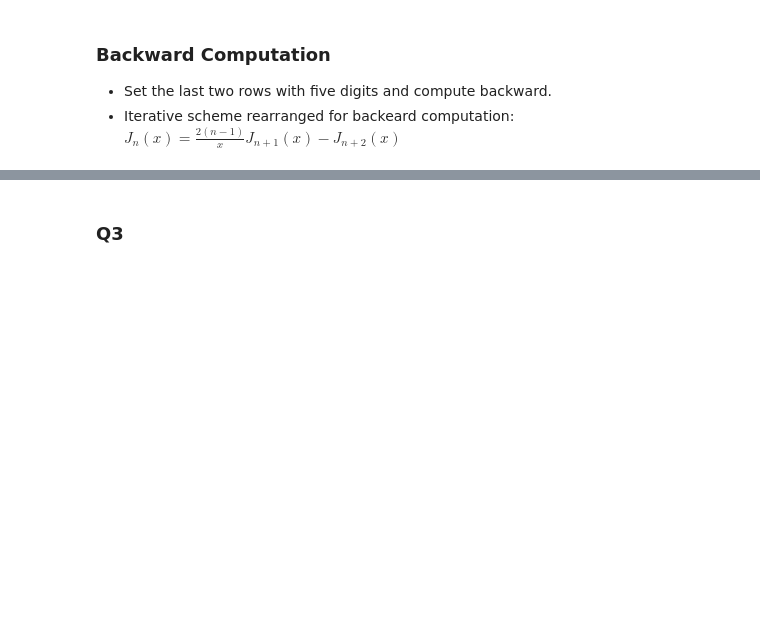
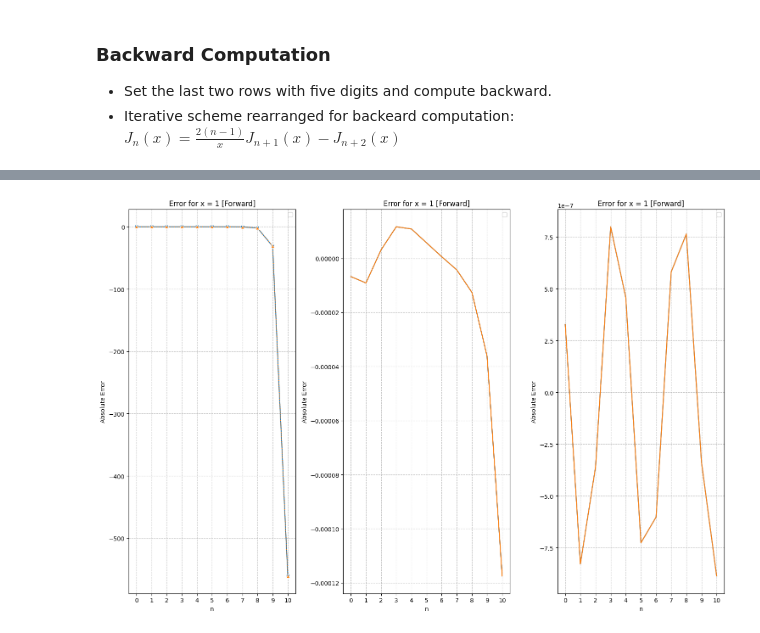
Before and after one commit to pesricha/DS288-Numerical-Methods, a Jupyter notebook: Homework-1.ipynb, the cells around one changed output, grey strips where cells are left out. Drawn from its saved outputs; the diff is of its cells as text; code cells hidden in the pictures; blank space fills up the shorter version.

```diff
--- a/Homework-1.ipynb
+++ b/Homework-1.ipynb
@@ -204,2 +190,76 @@ plt.show()
-# %% [markdown]
-### Q3
+# %%
+forward_error_propogation = data.copy(deep=True)
+forward_error_propogation.loc[:,:] = 0
+backward_error_propogation = data.copy(deep=True)
+
+forward_error_propogation.loc[:1,:] = data.loc[:1,:] - computed_forward.loc[:1,:]
+forward_error_propogation
+
+for i in range(2,11):
+    forward_error_propogation.loc[i, 'Jn(1)'] = (forward_error_propogation.loc[i-1,'Jn(1)']*2*(i-1)/1 - forward_error_propogation.loc[i-2, 'Jn(1)'])
+    forward_error_propogation.loc[i, 'Jn(5)'] = (forward_error_propogation.loc[i-1,'Jn(5)']*2*(i-1)/5 - forward_error_propogation.loc[i-2, 'Jn(5)'])
+    forward_error_propogation.loc[i, 'Jn(50)'] = (forward_error_propogation.loc[i-1,'Jn(50)']*2*(i-1)/50 - forward_error_propogation.loc[i-2, 'Jn(50)'])
+
+forward_error_propogation
+plt.figure(figsize=(15,10))
+plt.subplot(1, 3, 1)
+sns.lineplot(data=forward_error_propogation, x='n', y='Jn(1)', marker= 's')
+plt.title('Error propogation x= 1 Forward')
+plt.xlabel('n')
+plt.ylabel('Absolute Error')
+plt.grid(True, linestyle='--', alpha=0.7)
+plt.xticks(ticks=custom_xticks)
+plt.legend()
+
+# Plot for x = 1
+plt.subplot(1, 3, 1)
+sns.lineplot(data=data - computed_forward, x='n', y='Jn(1)', marker='^',  linestyle=':')
+plt.title('Error for x = 1 [Forward]')
+plt.xlabel('n')
+plt.ylabel('Absolute Error')
+plt.grid(True, linestyle='--', alpha=0.7)
+plt.xticks(ticks=custom_xticks)
+plt.legend()
+
+plt.subplot(1, 3, 2)
+sns.lineplot(data=forward_error_propogation, x='n', y='Jn(5)')
+plt.title('Error propogation x= 1 Forward')
+plt.xlabel('n')
+plt.ylabel('Absolute Error')
+plt.grid(True, linestyle='--', alpha=0.7)
+plt.xticks(ticks=custom_xticks)
+plt.legend()
+
+# Plot for x = 1
+plt.subplot(1, 3, 2)
+sns.lineplot(data=data - computed_forward, x='n', y='Jn(5)')
+plt.title('Error for x = 1 [Forward]')
+plt.xlabel('n')
+plt.ylabel('Absolute Error')
+plt.grid(True, linestyle='--', alpha=0.7)
+plt.xticks(ticks=custom_xticks)
+plt.legend()
+
+plt.subplot(1, 3, 3)
+sns.lineplot(data=forward_error_propogation, x='n', y='Jn(50)')
+plt.title('Error propogation x= 1 Forward')
+plt.xlabel('n')
+plt.ylabel('Absolute Error')
+plt.grid(True, linestyle='--', alpha=0.7)
+plt.xticks(ticks=custom_xticks)
+plt.legend()
+
+# Plot for x = 1
+plt.subplot(1, 3, 3)
+sns.lineplot(data=data - computed_forward, x='n', y='Jn(50)')
+plt.title('Error for x = 1 [Forward]')
+plt.xlabel('n')
+plt.ylabel('Absolute Error')
+plt.grid(True, linestyle='--', alpha=0.7)
+plt.xticks(ticks=custom_xticks)
+plt.legend()
+
+plt.tight_layout()
+plt.show()
+# %% [output]
+[figure, added]
```
Also changed, not shown: parts of 10 cells of this notebook, 1 other file.
